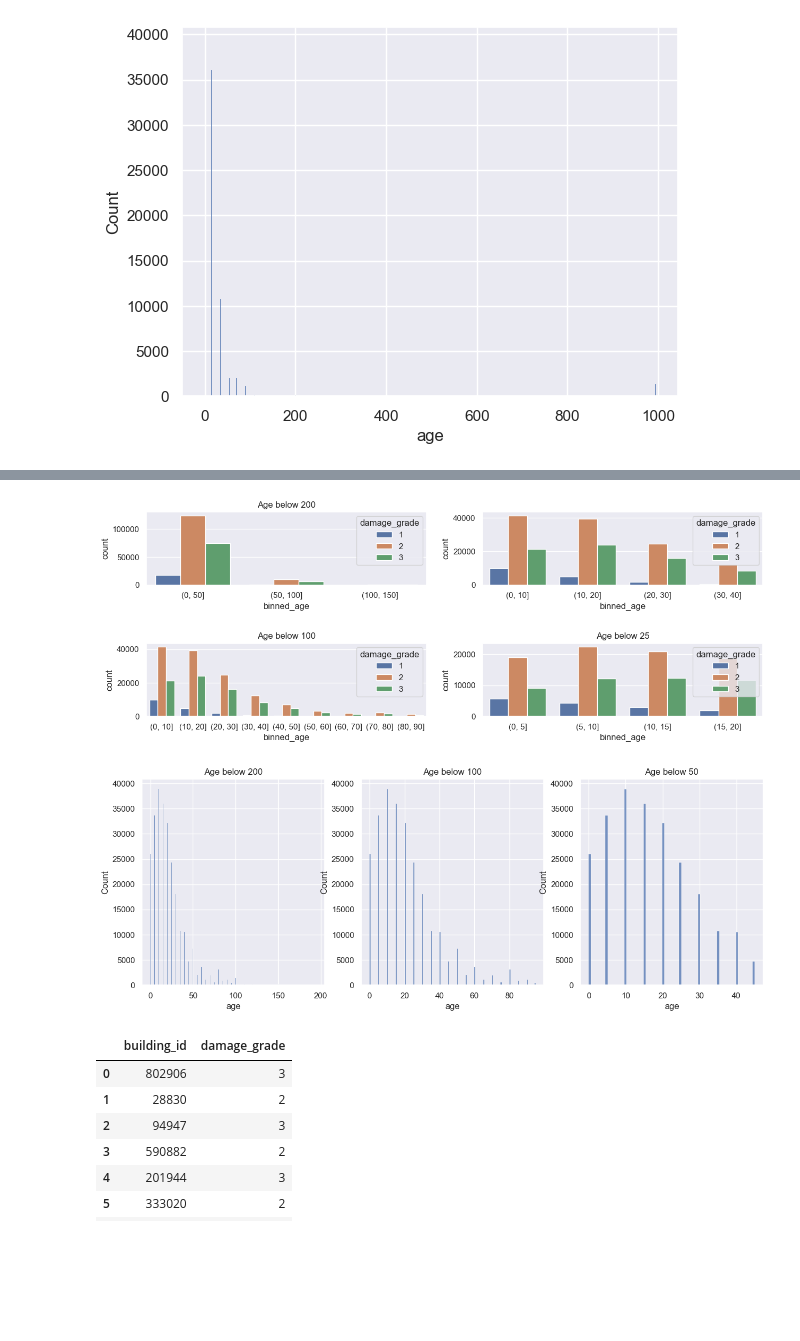
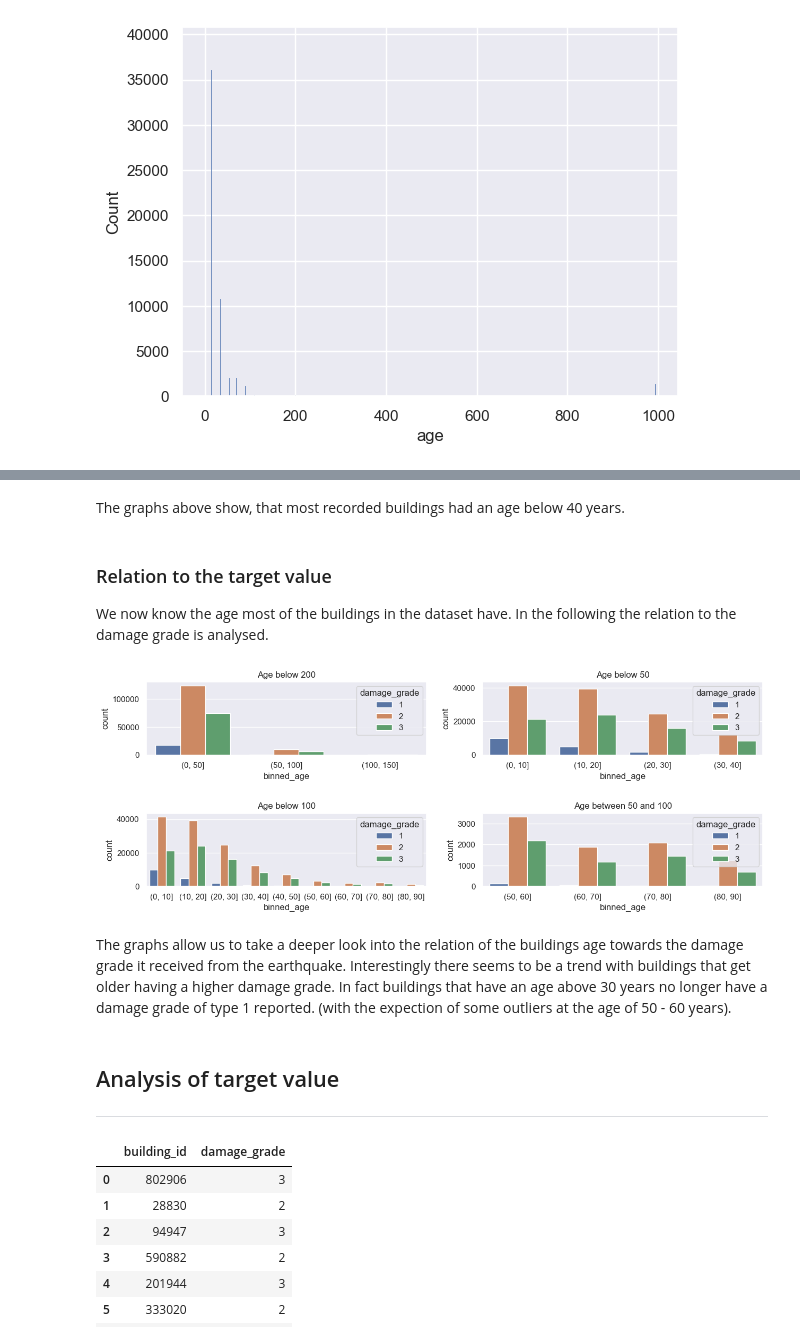
Before and after one commit to Sidies/-2015_Gorkha_earthquake_damage_prediction, a Jupyter notebook: notebooks/Exploration.ipynb, the cells around one changed output, grey strips where cells are left out. Cells and saved outputs as stored; diff of their text form; code cells hidden in the pictures; blank space fills up the shorter version.

Commit message:
describing the dataset features (4)
- refactored the structure of the notebook
- added deep analysis for the age feature

```diff
--- a/notebooks/Exploration.ipynb
+++ b/notebooks/Exploration.ipynb
@@ -104,82 +152,52 @@ plt.show()
+# %% [markdown]
+The graphs above show, that most recorded buildings had an age below 40 years.
+# %% [markdown]
+### Relation to the target value
+We now know the age most of the buildings in the dataset have. In the following the relation to the damage grade is analysed.
 # %%
-# as the graph shows most buildings are below the age of 200
-# lets remove outliers and create a new graph
-
-# merge the two dataframes on building_id
-merged_df = pd.merge(train_df, target_df, on='building_id')
-
 threshold1 = 200
 threshold2 = 100
 threshold3 = 50
-threshold4 = 25
+threshold4 = 100
 
 temp_df1 = merged_df.copy()
 temp_df2 = merged_df.copy()
 temp_df3 = merged_df.copy()
 temp_df4 = merged_df.copy()
 
 temp_df1["binned_age"] = pd.cut(merged_df['age'], bins=list(range(0,threshold1,50)))
 temp_df2["binned_age"] = pd.cut(merged_df['age'], bins=list(range(0,threshold2,10)))
 temp_df3["binned_age"] = pd.cut(merged_df['age'], bins=list(range(0,threshold3,10)))
-temp_df4["binned_age"] = pd.cut(merged_df['age'], bins=list(range(0,threshold4,5)))
+temp_df4["binned_age"] = pd.cut(merged_df['age'], bins=list(range(50,threshold4,10)))
 
-# Create a figure with 2 subplots
 fig, axs = plt.subplots(2, 2, figsize=(15, 5))
 # set the vertical spacing between the subplots
 plt.subplots_adjust(hspace=0.8)
 
 # Plot the first graph in the first subplot
 sns.countplot(data=temp_df1, x='binned_age', hue='damage_grade', ax=axs[0][0])
 axs[0][0].set_title(f'Age below {threshold1}')
 
 # Plot the second graph in the second subplot
 sns.countplot(data=temp_df2, x='binned_age', hue='damage_grade', ax=axs[1][0])
 axs[1][0].set_title(f'Age below {threshold2}')
 
 # Plot the third graph in the third subplot
 sns.countplot(data=temp_df3, x='binned_age', hue='damage_grade', ax=axs[0][1])
-axs[1][1].set_title(f'Age below {threshold3}')
+axs[0][1].set_title(f'Age below {threshold3}')
 
 # Plot the forth graph in the forth subplot
 sns.countplot(data=temp_df4, x='binned_age', hue='damage_grade', ax=axs[1][1])
-axs[1][1].set_title(f'Age below {threshold4}')
+axs[1][1].set_title(f'Age between 50 and {threshold4}')
 
 plt.show()
 # %% [output]
-[figure, old version]
+[figure, new version]
-# %%
-# as the graph shows most buildings are below the age of 200
-# lets remove outliers and create a new graph
-
-# merge the two dataframes on building_id
-merged_df = pd.merge(train_df, target_df, on='building_id')
-
-threshold1 = 200
-threshold2 = 100
-threshold3 = 50
-
-temp_df1 = merged_df[merged_df['age'] < threshold1]
-temp_df2 = merged_df[merged_df['age'] < threshold2]
-temp_df3 = merged_df[merged_df['age'] < threshold3]
-
-# Create a figure with 2 subplots
-fig, axs = plt.subplots(1, 3, figsize=(15, 5))
-
-# Plot the first graph in the first subplot
-sns.histplot(temp_df1['age'], ax=axs[0])
-axs[0].set_title(f'Age below {threshold1}')
-
-# Plot the second graph in the second subplot
-sns.histplot(temp_df2['age'], ax=axs[1])
-axs[1].set_title(f'Age below {threshold2}')
-
-# Plot the third graph in the third subplot
-sns.histplot(temp_df3['age'], ax=axs[2])
-axs[2].set_title(f'Age below {threshold3}')
-
-plt.show()
-# %% [output]
-[figure, removed]
+# %% [markdown]
+The graphs allow us to take a deeper look into the relation of the buildings age towards the damage grade it received from the earthquake. Interestingly there seems to be a trend with buildings that get older having a higher damage grade. In fact buildings that have an age above 30 years no longer have a damage grade of type 1 reported. (with the expection of some outliers at the age of 50 - 60 years).
+# %% [markdown]
+## Analysis of target value
+---
 # %%
 target_df.head(10)
 # %% [output]
```
Also changed, not shown: parts of 17 cells of this notebook.
